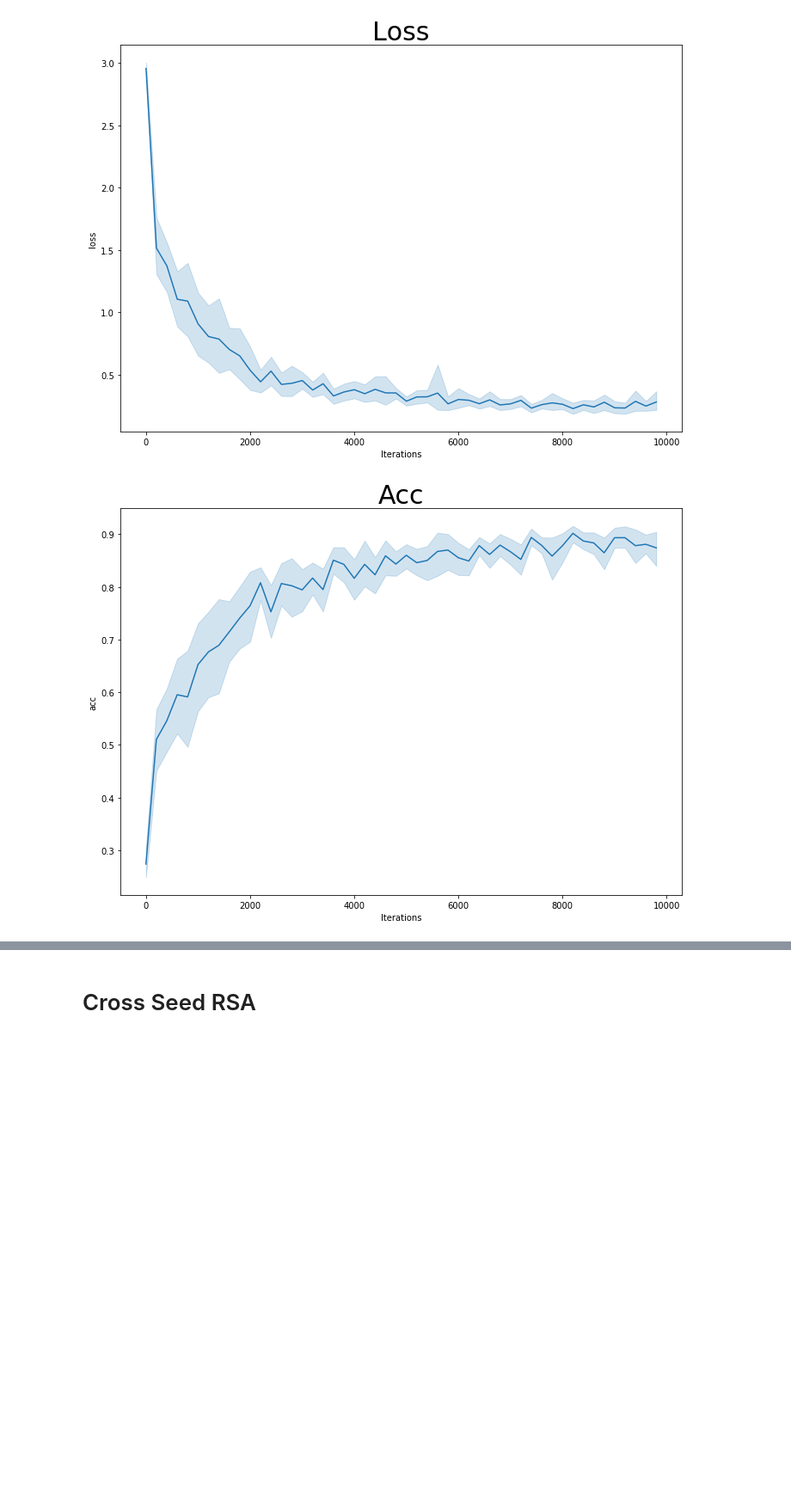
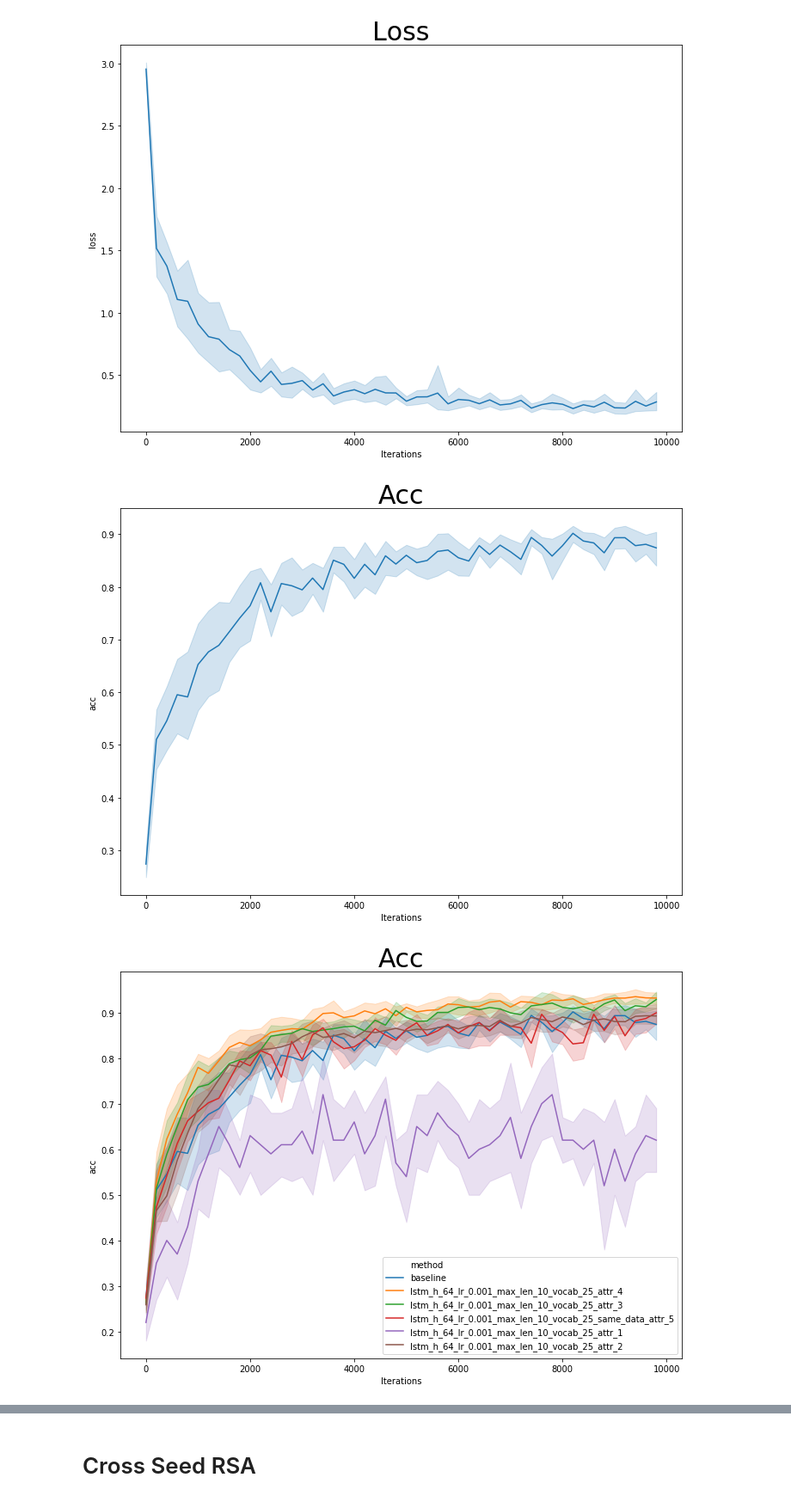
Before and after one commit to OscarLigthart/TopographicSimilarity, a Jupyter notebook: analysis.ipynb, the cells around one changed output, grey strips where cells are left out. Shown at 86% size. Cells and saved outputs as stored; diff of their text form; code cells hidden in the pictures; blank space fills up the shorter version.

```diff
--- a/analysis.ipynb
+++ b/analysis.ipynb
@@ -100,7 +148,9 @@ plot_metric(metrics)
 [figure]
 # %%
 plot_metric(metrics, metric="acc")
+plot_all_metric(metrics, 'acc')
 # %% [output]
 [figure]
+[figure, added]
 # %%
 plot_metric(metrics, metric="entropy")
```
Also changed, not shown: parts of 9 cells of this notebook, 14 other files.
